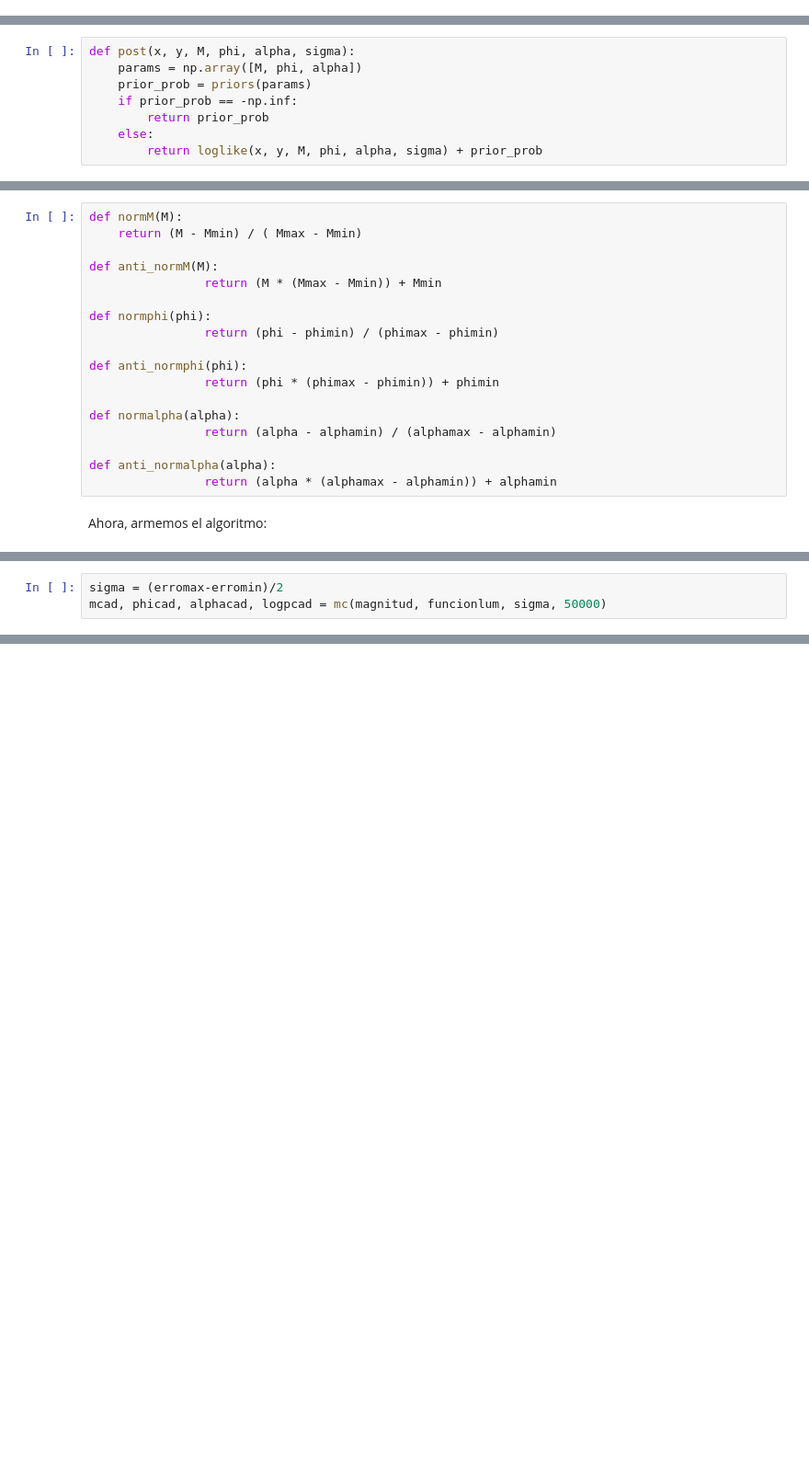
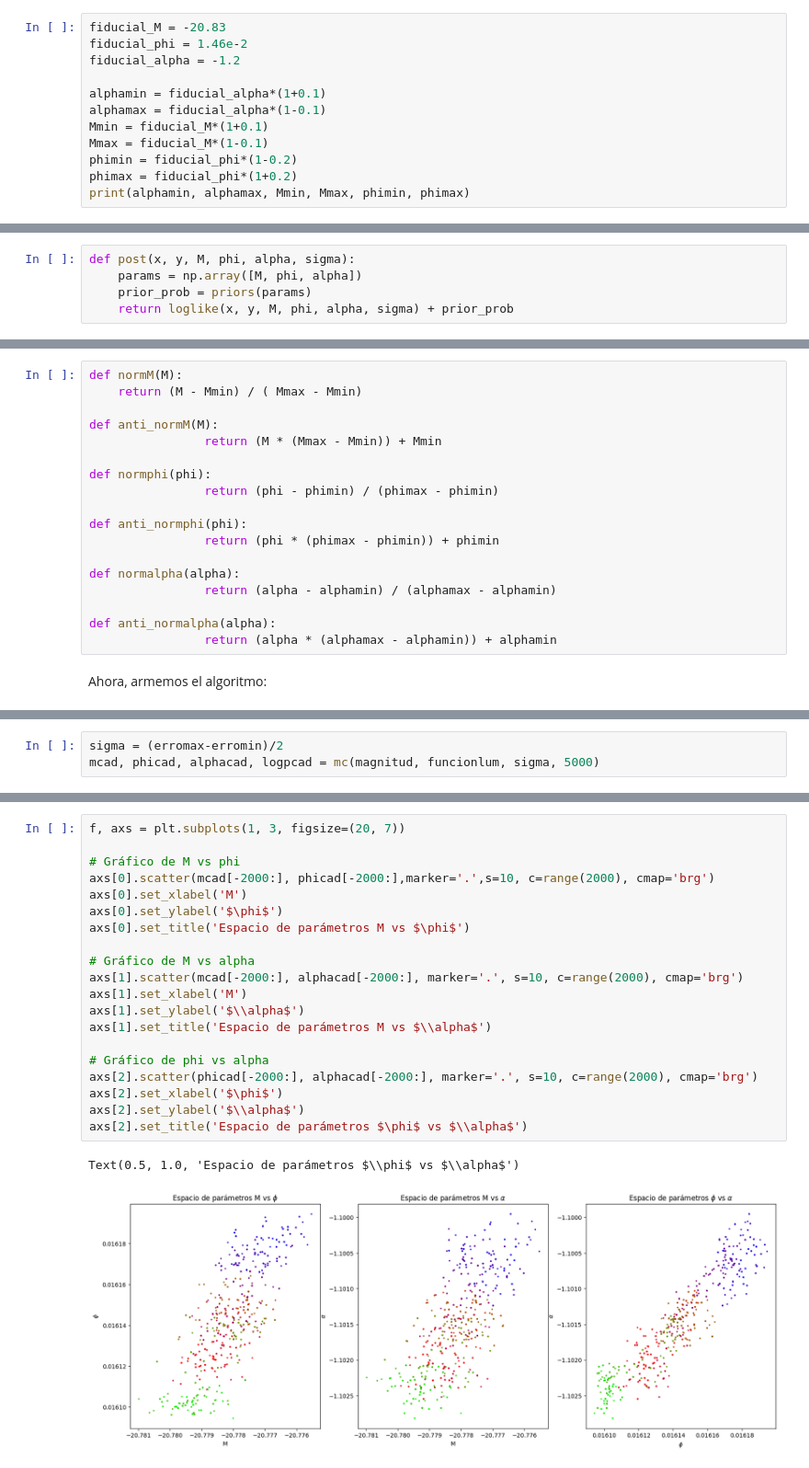
Before and after one commit to HombreRo12/Astromet_2024, a Jupyter notebook: Tp4/cadenas.ipynb, the cells around one changed output, grey strips where cells are left out. Shown at 92% size. Drawn from its saved outputs; the diff is of its cells as text; blank space fills up the shorter version.

```diff
--- a/Tp4/cadenas.ipynb
+++ b/Tp4/cadenas.ipynb
@@ -136,0 +130,12 @@ phimax = 1.6*(10 ** (-2))
+# %%
+fiducial_M = -20.83
+fiducial_phi = 1.46e-2
+fiducial_alpha = -1.2
+
+alphamin = fiducial_alpha*(1+0.1)
+alphamax = fiducial_alpha*(1-0.1)
+Mmin = fiducial_M*(1+0.1)
+Mmax = fiducial_M*(1-0.1)
+phimin = fiducial_phi*(1-0.2)
+phimax = fiducial_phi*(1+0.2)
+print(alphamin, alphamax, Mmin, Mmax, phimin, phimax)
@@ -147,10 +154,7 @@ def priors(params):
 def post(x, y, M, phi, alpha, sigma):
 	params = np.array([M, phi, alpha])
 	prior_prob = priors(params)
-	if prior_prob == -np.inf:
-		return prior_prob
-	else:
-		return loglike(x, y, M, phi, alpha, sigma) + prior_prob
+	return loglike(x, y, M, phi, alpha, sigma) + prior_prob
 # %% [markdown]
 Normalizemos
 # %%
@@ -229,4 +241,4 @@ def mc(x, y, sigma, N):
 	return	Mreccorridos, phirecorridos, alpharecorridos, p
 # %%
 sigma = (erromax-erromin)/2
-mcad, phicad, alphacad, logpcad = mc(magnitud, funcionlum, sigma, 50000)
+mcad, phicad, alphacad, logpcad = mc(magnitud, funcionlum, sigma, 5000)
@@ -292,0 +263,23 @@ print(np.exp(logpcad))
+# %%
+f, axs = plt.subplots(1, 3, figsize=(20, 7))
+
+# Gráfico de M vs phi
+axs[0].scatter(mcad[-2000:], phicad[-2000:],marker='.',s=10, c=range(2000), cmap='brg')
+axs[0].set_xlabel('M')
+axs[0].set_ylabel('$\phi$')
+axs[0].set_title('Espacio de parámetros M vs $\phi$')
+
+# Gráfico de M vs alpha
+axs[1].scatter(mcad[-2000:], alphacad[-2000:], marker='.', s=10, c=range(2000), cmap='brg')
+axs[1].set_xlabel('M')
+axs[1].set_ylabel('$\\alpha$')
+axs[1].set_title('Espacio de parámetros M vs $\\alpha$')
+
+# Gráfico de phi vs alpha
+axs[2].scatter(phicad[-2000:], alphacad[-2000:], marker='.', s=10, c=range(2000), cmap='brg')
+axs[2].set_xlabel('$\phi$')
+axs[2].set_ylabel('$\\alpha$')
+axs[2].set_title('Espacio de parámetros $\phi$ vs $\\alpha$')
+# %% [output]
+Text(0.5, 1.0, 'Espacio de parámetros $\\phi$ vs $\\alpha$')
+[figure, added]
```
Also changed, not shown: parts of 10 cells of this notebook, 5 other files.
